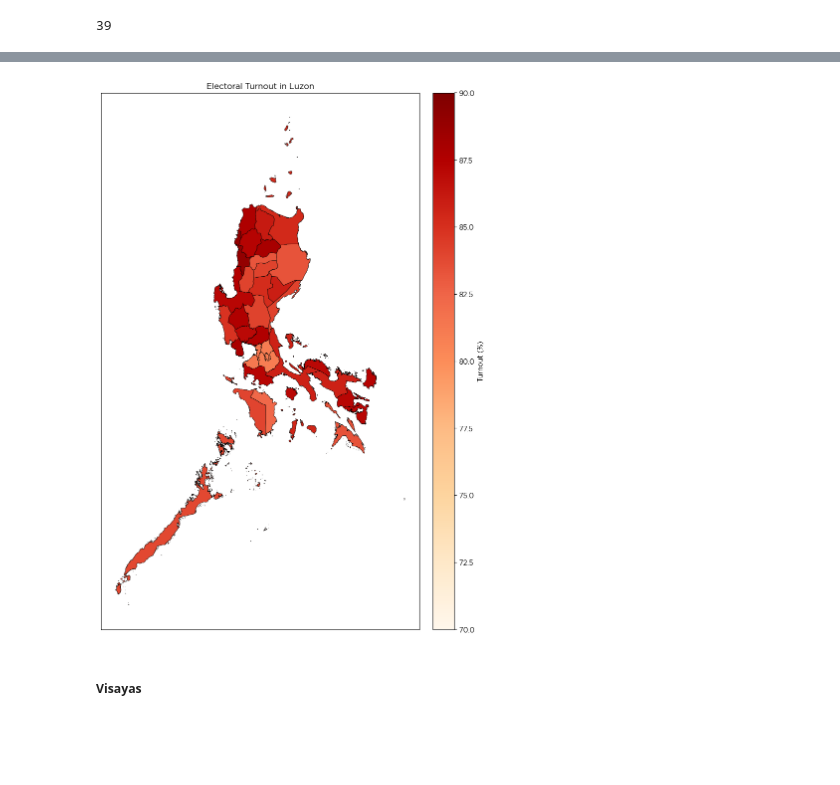
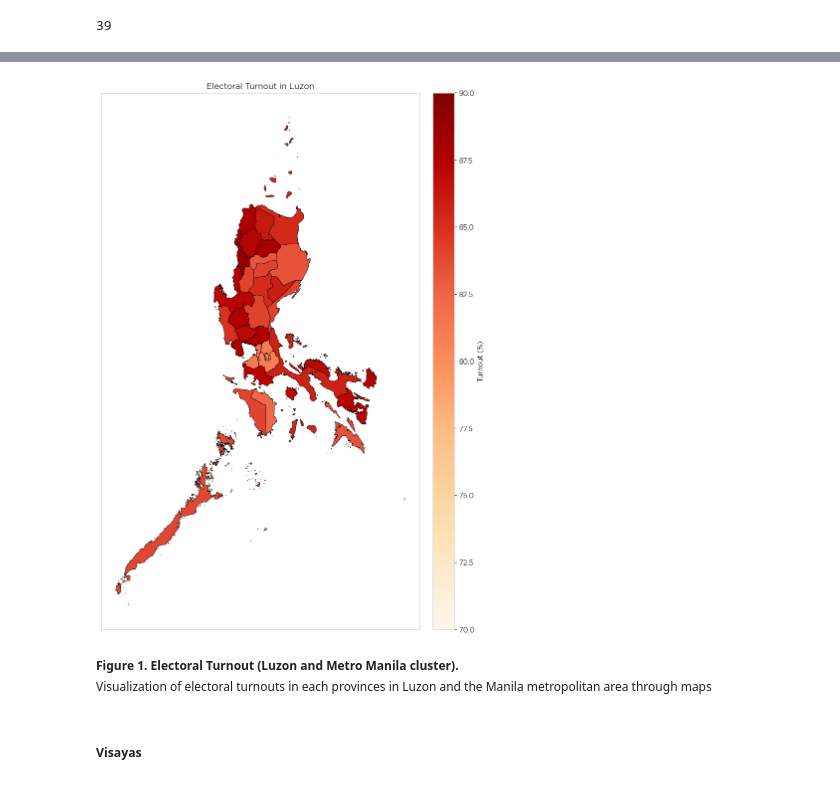
Before and after one commit to wstdcgordo/placebo_first, a Jupyter notebook: Project_pers_test/Visualizing-Electoral-Turnouts_2022-mpl.ipynb, the cells around one changed output, grey strips where cells are left out. Cells and saved outputs as stored; diff of their text form; code cells hidden in the pictures; blank space fills up the shorter version.

```diff
--- a/Project_pers_test/Visualizing-Electoral-Turnouts_2022-mpl.ipynb
+++ b/Project_pers_test/Visualizing-Electoral-Turnouts_2022-mpl.ipynb
@@ -241,0 +204,32 @@ plt.show()
+# %%
+# Calculate percentage of voters who voted relative to the electoral population
+df_luzonconmm['Voter Turnout (%)'] = (df_luzonconmm['Voters who Voted'] / df_luzonconmm['Electoral Population']) * 100
+
+df_percentage = df_luzonconmm[['Voter Turnout (%)']].copy()
+df_percentage['Electoral Population'] = 100  # Set 100% for electoral population
+
+average = df_luzonconmm['Voter Turnout (%)'].mean()
+
+# Plotting
+fig, ax = plt.subplots(figsize=(12, 6))
+
+# Stacked bar chart
+df_percentage.plot(kind='bar', stacked=True, ax=ax, width=0.75, color=['royalblue', 'lightblue'])
+ax.set_ylim(0, 100)
+
+# Customizing plot
+plt.title('Luzon Areas by Electoral Population and Voter Turnout')
+plt.xlabel('Areas (Luzon)', fontsize=8)
+plt.ylabel('Percentage')
+plt.xticks(range(len(df_luzonconmm.index)), df_luzonconmm['Area'], rotation=45, ha='right', fontsize=8)
+plt.legend(title='Population')
+
+plt.axhline(y=average, color='black', linestyle='--', linewidth=1)
+
+plt.tight_layout()
+
+output_path = r'C:\Users\Ebo\DS162\placebo_first\Project_pers_test\Outputs\Proj_1\stacked_elec_luzon.png'
+plt.savefig(output_path, bbox_inches='tight', pad_inches=0.125, dpi=600)
+
+# Show plot
+plt.show()
@@ -242,33 +238,37 @@ plt.show()
 # %%
 # Load GeoDataFrame (replace with your actual data)
 gdf = df_luzonconmm
 
 # Create a Matplotlib figure
 fig, ax = plt.subplots(figsize=(14,14))
 
 # Define the minimum and maximum values for the colorbar
 vmin = 0.7
 vmax = 0.9
 
 # Plot the GeoDataFrame
 gdf.plot(column='Turnout', cmap='OrRd', edgecolor='black', linewidth=0.5, ax=ax, vmin=vmin, vmax=vmax)
 
 # Add labels, titles, etc. as needed
 ax.set_title("Electoral Turnout in Luzon")
 ax.set_xticks([])
 ax.set_yticks([])
 
 cbar = plt.cm.ScalarMappable(cmap='OrRd', norm=plt.Normalize(vmin=70, vmax=90))
 cbar = fig.colorbar(cbar, ax=ax, pad=0.025, aspect=25)
 cbar.set_label('Turnout (%)')
 
 # Save the plot with minimal white space
-output_path = r'C:\Users\Ebo\DS162\placebo_first\Project_pers_test\Outputs\luzonmapturnout.png'
+output_path = r'C:\Users\Ebo\DS162\placebo_first\Project_pers_test\Outputs\Proj_1\luzonmapturnout.png'
 plt.savefig(output_path, bbox_inches='tight', pad_inches=0.125, dpi=600)
 
 # Show the plot
 plt.show()
+fl.fig_caption("Electoral Turnout (Luzon and Metro Manila cluster)",
+               "Visualization of electoral turnouts in each provinces in Luzon and the Manila metropolitan area through maps")
 # %% [output]
-[figure, old version]
+[figure, new version]
+Figure 1. Electoral Turnout (Luzon and Metro Manila cluster).
+Visualization of electoral turnouts in each provinces in Luzon and the Manila metropolitan area through maps
 # %% [markdown]
 ##### Visayas
```
Also changed, not shown: parts of 28 cells of this notebook, 3 other files.
